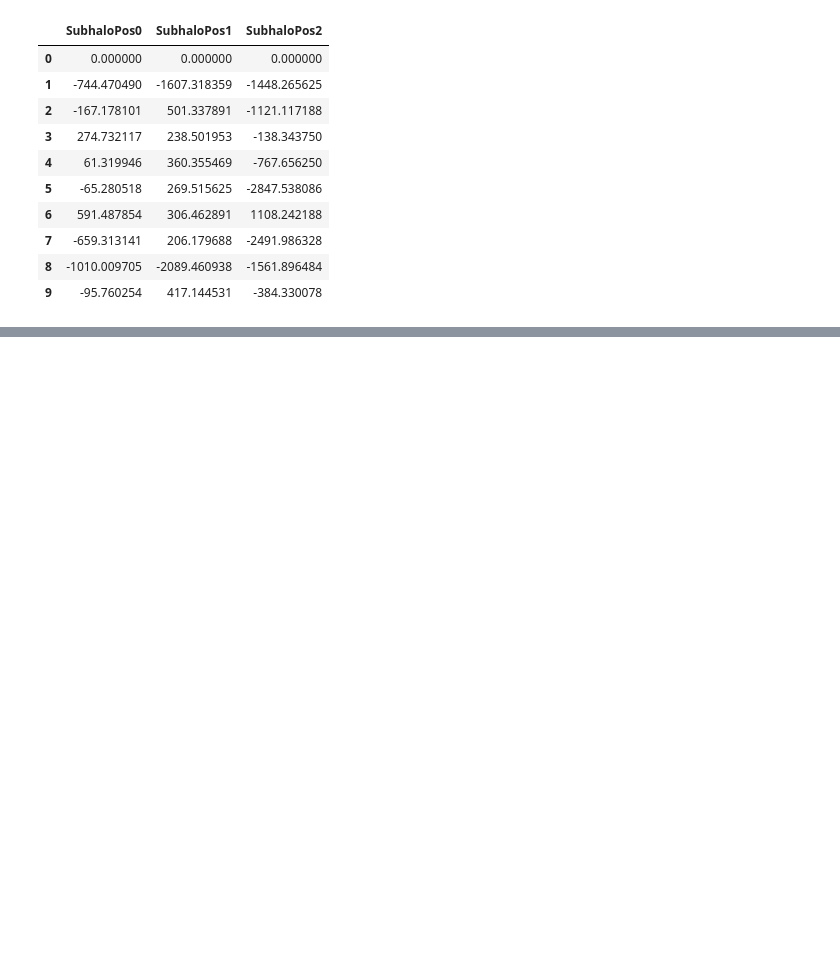
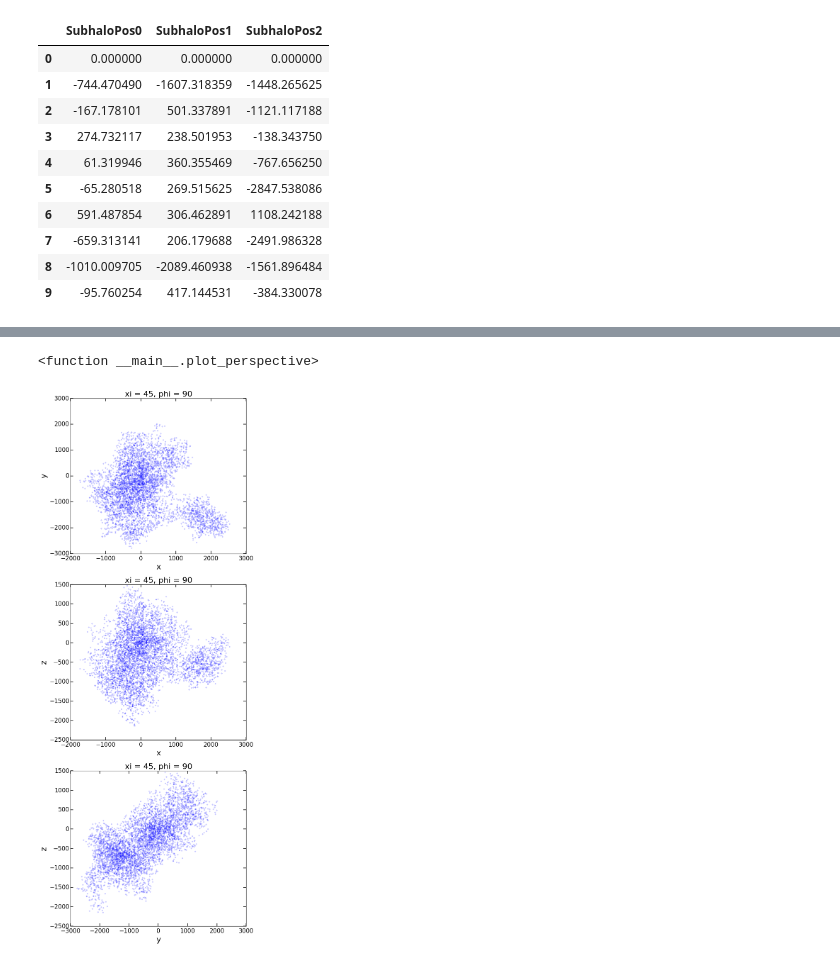
Before and after one commit to karenyyng/galaxy_DM_offset, a Jupyter notebook: code/prototypes/examine_projections.ipynb, the cells around one changed output, grey strips where cells are left out. Drawn from its saved outputs; the diff is of its cells as text; code cells hidden in the pictures; blank space fills up the shorter version.

```diff
--- a/code/prototypes/examine_projections.ipynb
+++ b/code/prototypes/examine_projections.ipynb
@@ -71,0 +68,30 @@ print (along_x[:, :10])
+# %%
+def plot_perspective(xi, phi):
+    stuff = df[pos][:5000].apply(lambda x:
+         getg.project_coords(x, xi=xi, phi=phi,
+                             los_axis=4), axis=1)
+    plt.figure(figsize=(8, 24))
+    stuff = np.array(stuff)
+    plt.subplot(311)
+
+    plt.plot(stuff[:, 0], stuff[:, 1], '.', alpha=0.2)
+    plt.title('xi = {0}, phi = {1}'.format(xi, phi))
+    plt.xlabel('x')
+    plt.ylabel('y')
+    plt.subplot(312)
+
+    plt.plot(stuff[:, 0], stuff[:, 2], '.', alpha=0.2)
+    plt.title('xi = {0}, phi = {1}'.format(xi, phi))
+    plt.xlabel('x')
+    plt.ylabel('z')
+
+    plt.subplot(313)
+    plt.plot(stuff[:, 1], stuff[:, 2], '.', alpha=0.2)
+    plt.title('xi = {0}, phi = {1}'.format(xi, phi))
+    plt.xlabel('y')
+    plt.ylabel('z')
+# %%
+interact(plot_perspective, xi=(0, 90), phi=(0, 180))
+# %% [output]
+<function __main__.plot_perspective>
+[figure, added]
```
Also changed, not shown: parts of 3 cells of this notebook, 1 other file.
